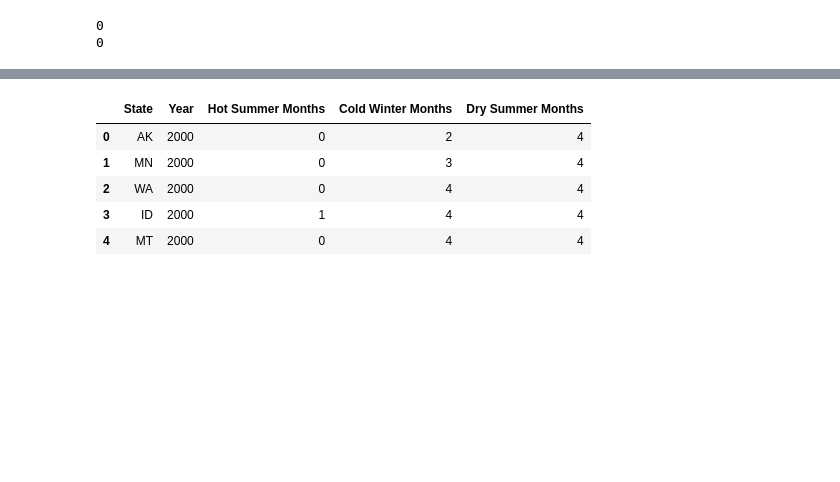
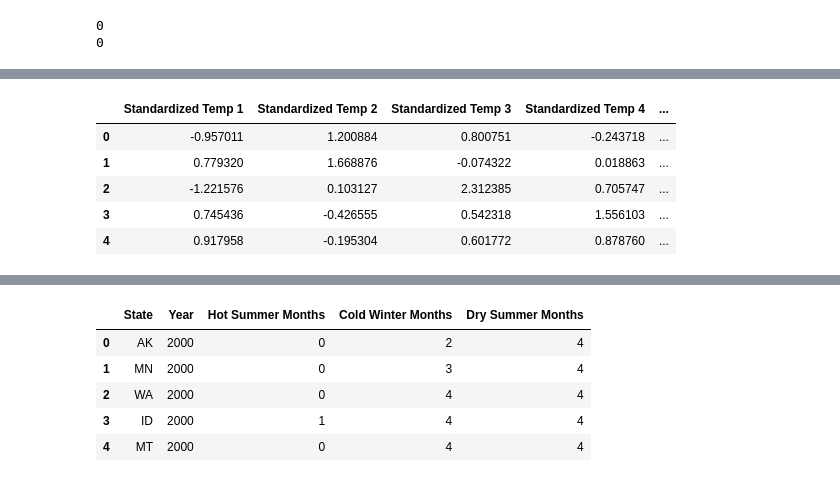
Before and after one commit to harperd17/energy_volatility_prediction, a Jupyter notebook: notebooks/Data Ingestion/Weather_Data_Aggregation.ipynb, the cells around one changed output, grey strips where cells are left out. Saved outputs shown, nothing was run; the diff lists cells and outputs as text; code cells hidden in the pictures; blank space fills up the shorter version.

```diff
--- a/notebooks/Data Ingestion/Weather_Data_Aggregation.ipynb
+++ b/notebooks/Data Ingestion/Weather_Data_Aggregation.ipynb
@@ -480,0 +255,21 @@ annual_summary = pd.DataFrame({'State':states,'Year':years,'Hot Summer Months':t
+# %%
+new_columns = []
+for col in final_temp_data_summary_location.columns:
+  if 'Average' in col or 'Standard' in col:
+    new_columns.append('Temp '+col)
+  else:
+    new_columns.append(col)
+final_temp_data_summary_location.columns = new_columns
+
+
+new_columns = []
+for col in final_drought_data_summary_location.columns:
+  if 'Average' in col or 'Standard' in col:
+    new_columns.append('PDSI '+col)
+  else:
+    new_columns.append(col)
+final_drought_data_summary_location.columns = new_columns
+# %%
+# now add in the summaries
+del final_temp_data_summary_location['State']
+all_temp_location = pd.merge(pivoted_temp_temporal,final_temp_data_summary_location,on=['x','y'])
@@ -480,0 +280,9 @@ annual_summary = pd.DataFrame({'State':states,'Year':years,'Hot Summer Months':t
+# %%
+all_temp_location.head()
+# %% [output]
+|  | Standardized Temp 1 | Standardized Temp 2 | Standardized Temp 3 | Standardized Temp 4 | ... |
+| 0 | -0.957011 | 1.200884 | 0.800751 | -0.243718 | ... |
+| 1 | 0.779320 | 1.668876 | -0.074322 | 0.018863 | ... |
+| 2 | -1.221576 | 0.103127 | 2.312385 | 0.705747 | ... |
+| 3 | 0.745436 | -0.426555 | 0.542318 | 1.556103 | ... |
+| 4 | 0.917958 | -0.195304 | 0.601772 | 0.878760 | ... |
```
Also changed, not shown: parts of 75 cells of this notebook.
